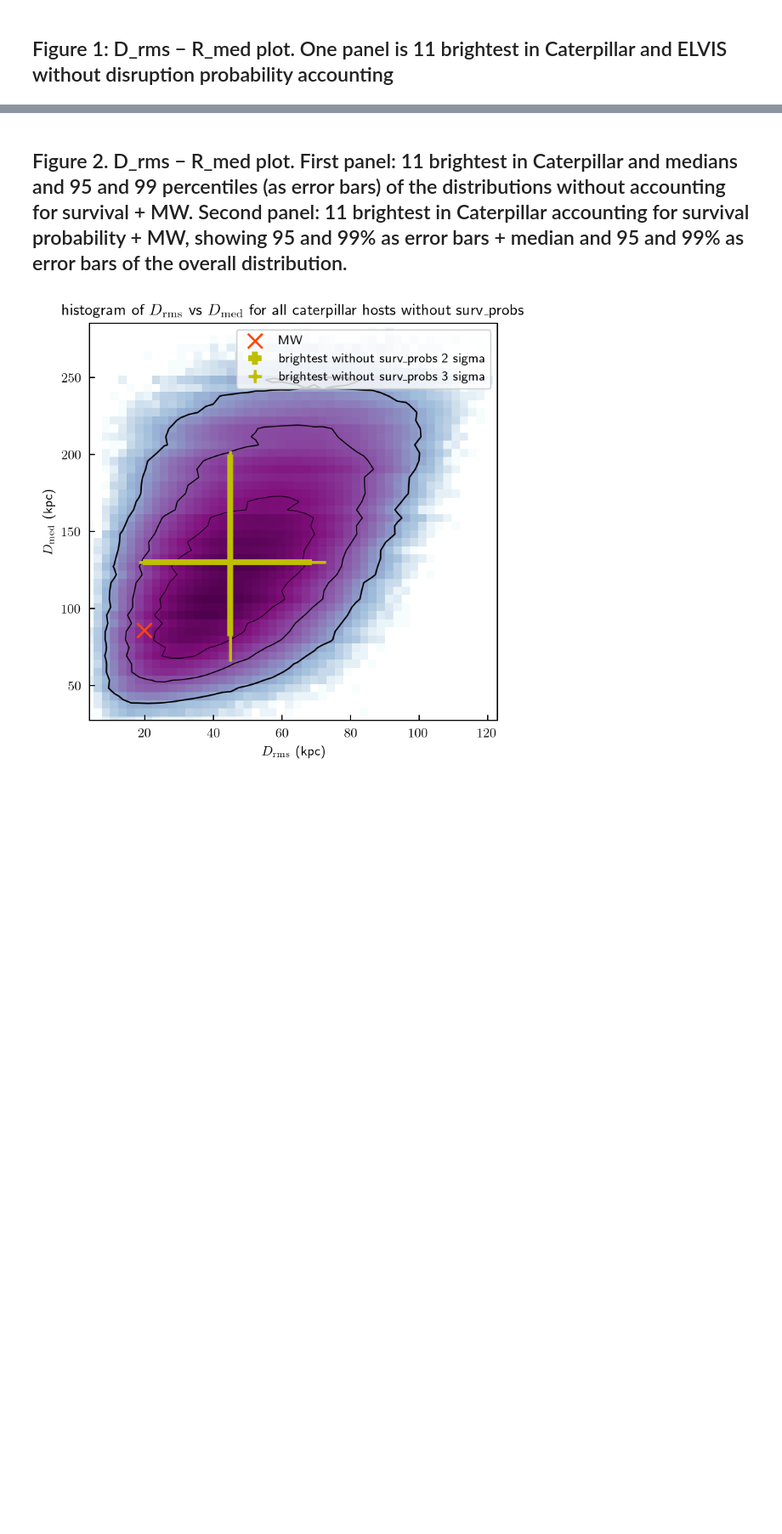
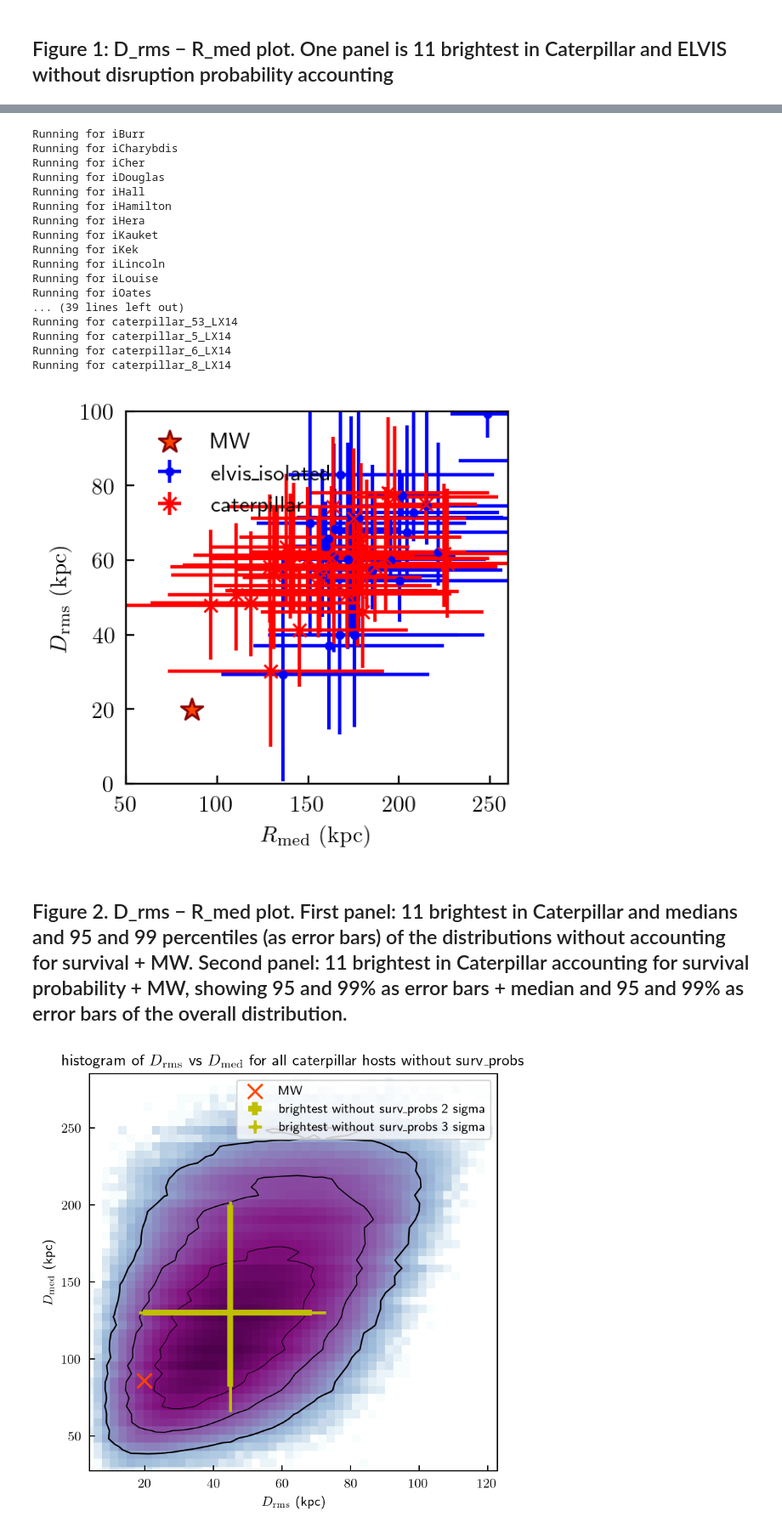
Before and after one commit to khanhnp910/SatelliteAnisotropy, a Jupyter notebook: src/notebook_paper.ipynb, the cells around one changed output, grey strips where cells are left out. Shown at 85% size. Saved outputs shown, nothing was run; the diff lists cells and outputs as text; code cells hidden in the pictures; blank space fills up the shorter version.

```diff
--- a/src/notebook_paper.ipynb
+++ b/src/notebook_paper.ipynb
@@ -60,3 +71,24 @@ Running for caterpillar_5_LX14
+# %%
+plot_D_rms_R_med_elvis_caterpillar_with_surv_probs(figsize=(3,3))
+# %% [output]
+Running for iBurr
+Running for iCharybdis
+Running for iCher
+Running for iDouglas
+Running for iHall
+Running for iHamilton
+Running for iHera
+Running for iKauket
+Running for iKek
+Running for iLincoln
+Running for iLouise
+Running for iOates
+... (39 lines left out)
+Running for caterpillar_53_LX14
+Running for caterpillar_5_LX14
+Running for caterpillar_6_LX14
+Running for caterpillar_8_LX14
+[figure, added]
 # %% [markdown]
 ## Figure 2. D_rms − R_med plot. First panel: 11 brightest in Caterpillar and medians and 95 and 99 percentiles (as error bars) of the distributions without accounting for survival + MW. Second panel: 11 brightest in Caterpillar accounting for survival probability + MW, showing 95 and 99% as error bars + median and 95 and 99% as error bars of the overall distribution.
 # %%
```
Also changed, not shown: parts of 5 cells of this notebook, 3 other files.
